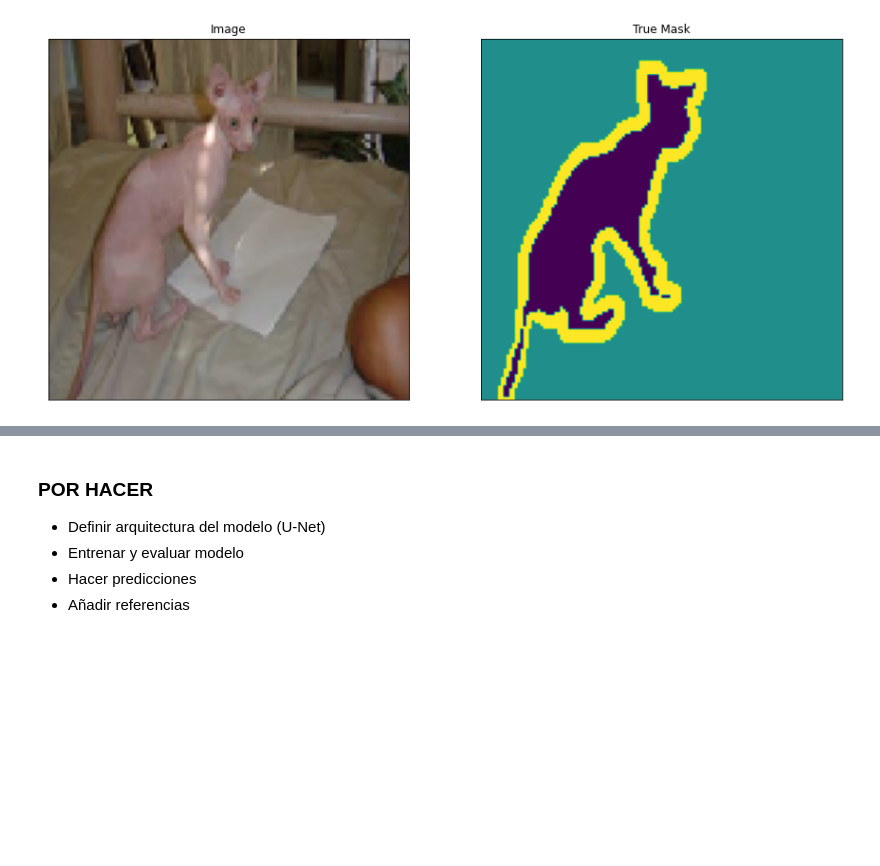
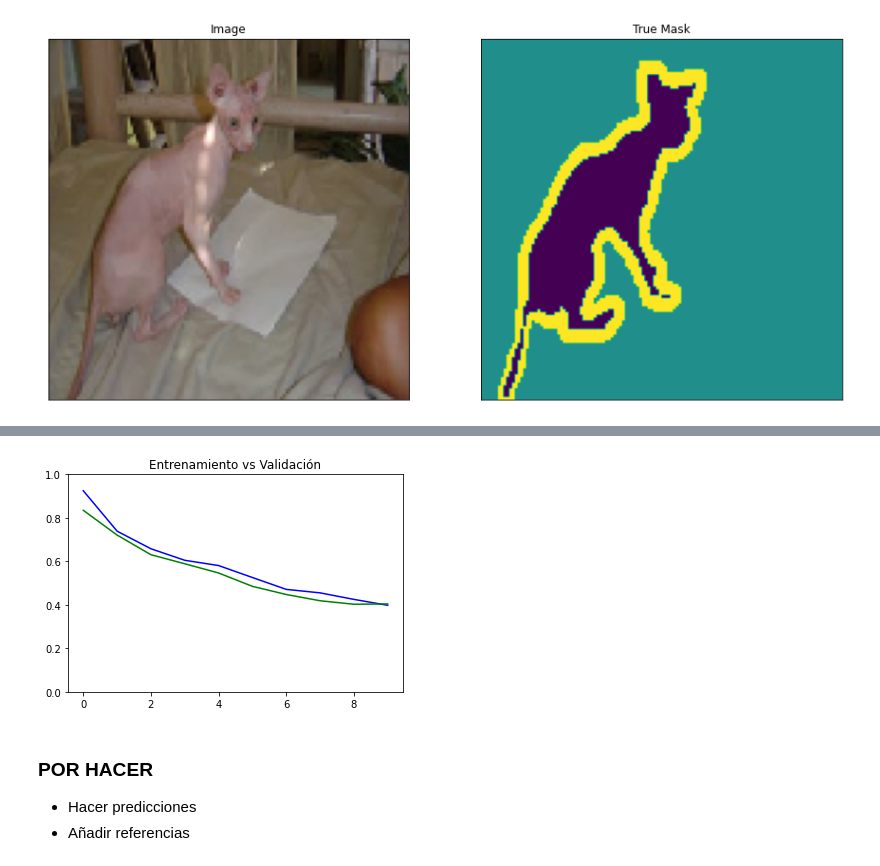
Before and after one commit to FernandoBRdgz/inteligencia_artificial, a Jupyter notebook: segmentación_semántica/segmentación_de_imágenes_con_unet.ipynb, the cells around one changed output, grey strips where cells are left out. Saved outputs shown, nothing was run; the diff lists cells and outputs as text; code cells hidden in the pictures; blank space fills up the shorter version.

```diff
--- a/segmentación_semántica/segmentación_de_imágenes_con_unet.ipynb
+++ b/segmentación_semántica/segmentación_de_imágenes_con_unet.ipynb
@@ -133,7 +262,9 @@ show_image_from_dataset(test)
+# %%
+plot_metrics("loss", title="Entrenamiento vs Validación", ylim=1)
+# %% [output]
+[figure, added]
 # %% [markdown]
 ### POR HACER
 
-* Definir arquitectura del modelo (U-Net)
-* Entrenar y evaluar modelo
 * Hacer predicciones
 * Añadir referencias
```
Also changed, not shown: parts of 17 cells of this notebook.
